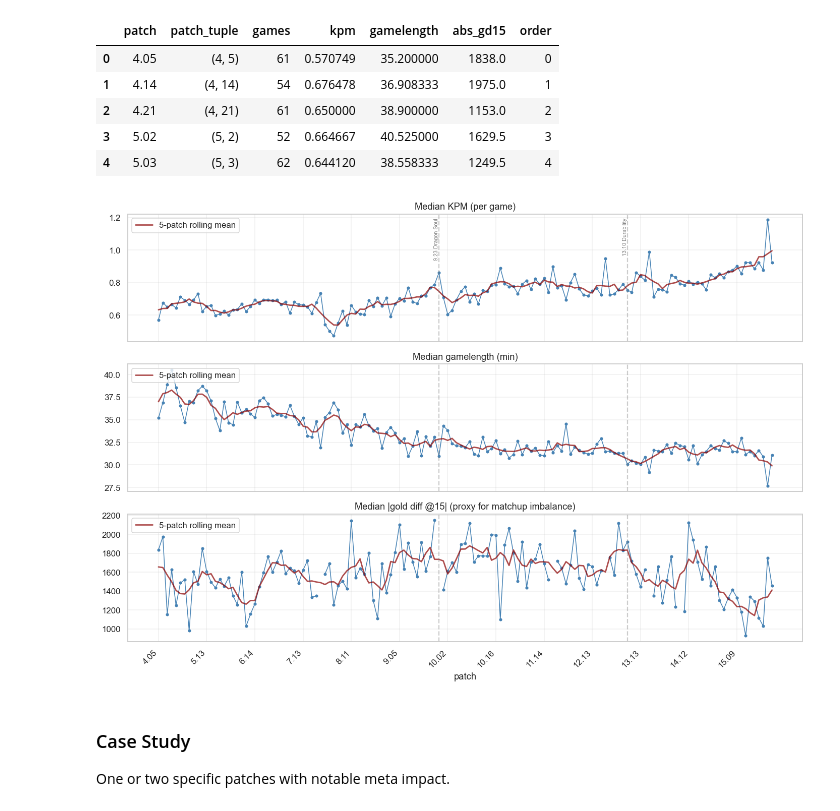
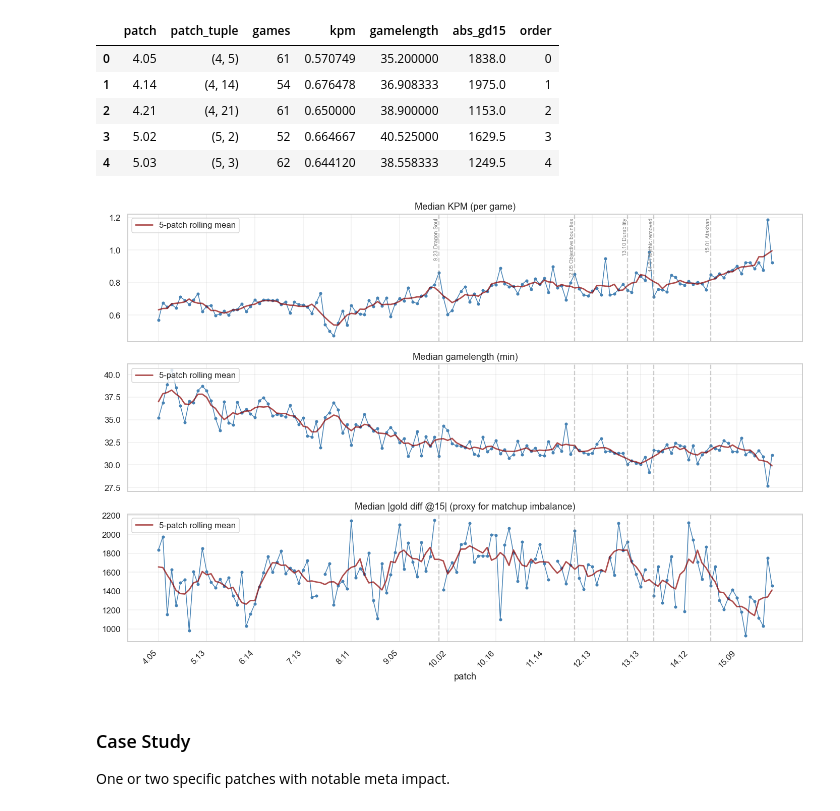
Before and after one commit to LUNARKN1GHT/lol_esports, a Jupyter notebook: lol_esports.ipynb, the cells around one changed output. Cells and saved outputs as stored; diff of their text form; code cells hidden in the pictures.

```diff
--- a/lol_esports.ipynb
+++ b/lol_esports.ipynb
@@ -774,8 +808,7 @@ team-season rows: 5,395
 | 75% | 2023.000000 | 51.000000 | 245.891350 | 112.594693 | 47.757353 | 40.500000 |
 | max | 2025.000000 | 157.000000 | 532.000000 | 281.857143 | 138.428571 | 81.500000 |
 # %%
-main = ["LPL", "LCK", "LCS", "LEC"]
-filt_vis = vis_df.query("region in @main and games_vision >= 10")
+filt_vis = vis_df.query("region in @MAIN_REGIONS and games_vision >= 10")
 
 yearly = filt_vis.groupby(["year", "region"])[
     ["wards_placed_avg", "wards_killed_avg", "ctrl_wards_avg", "vs_avg"]
@@ -853,8 +886,7 @@ team-season rows: 5,395
 | max | 2025.000000 | 157.000000 | 4.333333 | 2.000000 | 2.000000 | 1.000000 | 1.000000 | ... |
 # %%
 # 视角 1：宏观趋势 + patch 节点验证（不当作赛区差异，因为对称性归零）
-main = ["LPL", "LCK", "LCS", "LEC"]
-filt_obj = obj_df.query("region in @main and games_obj >= 10")
+filt_obj = obj_df.query("region in @MAIN_REGIONS and games_obj >= 10")
 
 yearly = filt_obj.groupby(["year", "region"])[["dragons_avg", "barons_avg", "heralds_avg"]].mean()
 
@@ -1117,7 +1145,9 @@ plt.show()
 [figure]
 # %%
 # 用对称免疫的 domestic 指标看分布
-dom_data = playstyle.query("region in @MAIN and year in @WINDOW and games_vision >= 20").copy()
+dom_data = playstyle.query(
+    "region in @MAIN_REGIONS and year in @FOCAL_YEARS and games_vision >= 20"
+).copy()
 dom_data["kill_place_ratio"] = dom_data["wards_killed_avg"] / dom_data["wards_placed_avg"]
 
 BOX_METRICS = [
@@ -1133,9 +1163,9 @@ for ax, (metric, title) in zip(axes.flat, BOX_METRICS, strict=False):
         data=dom_data,
         x="region",
         y=metric,
-        order=MAIN,
+        order=MAIN_REGIONS,
         hue="region",
-        palette=colors,
+        palette=REGION_COLORS,
         legend=False,
         ax=ax,
     )
@@ -1341,7 +1371,7 @@ games_for_patch = (
     standard_clean(df)
     .pipe(get_team_rows)
     .pipe(add_region)
-    .query("region in @MAIN")
+    .query("region in @MAIN_REGIONS")
     .drop_duplicates("gameid")
     .assign(
         gamelength_min=lambda d: d["gamelength"] / 60,
@@ -1401,18 +1431,6 @@ patches with >=50 games: 141
 | 3 | 5.02 | (5, 2) | 52 | 0.664667 | 40.525000 | 1629.5 | 3 |
 | 4 | 5.03 | (5, 3) | 62 | 0.644120 | 38.558333 | 1249.5 | 4 |
 # %%
-# 标志性 patch（来自 §3.4 patch milestones）
-PATCH_LANDMARKS = {
-    "6.22": "Rift Herald",
-    "7.22": "Runes Reforged",
-    "9.23": "Dragon Soul",
-    "10.23": "Mythic items",
-    "12.5": "Objective bounties",
-    "13.10": "Durability",
-    "14.1": "Mythic removed",
-    "15.1": "Atakhan",
-}
-
 fig, axes = plt.subplots(3, 1, figsize=(13, 9), sharex=True)
 metrics = [
     ("kpm", "Median KPM (per game)"),
@@ -1431,34 +1449,34 @@ for ax, (metric, title) in zip(axes, metrics, strict=False):
     ax.legend(loc="upper left")
 
     # 标 landmark
     for patch_str, label in PATCH_LANDMARKS.items():
         if patch_str in per_patch["patch"].values:
             x = per_patch.loc[per_patch["patch"] == patch_str, "order"].iloc[0]
             ax.axvline(x, color="gray", ls="--", alpha=0.4)
             if ax is axes[0]:  # only label on top panel
                 ax.text(
                     x,
                     ax.get_ylim()[1] * 0.98,
                     f"{patch_str} {label}",
                     rotation=90,
                     va="top",
                     ha="right",
                     fontsize=7,
                     color="gray",
                 )
 
 # 用 patch 名做 x 轴 ticks，但只标少数（避免重叠）
 n_ticks = 12
 step = max(1, len(per_patch) // n_ticks)
 tick_idx = list(range(0, len(per_patch), step))
 axes[-1].set_xticks(tick_idx)
 axes[-1].set_xticklabels(per_patch.iloc[tick_idx]["patch"].values, rotation=45, ha="right")
 axes[-1].set_xlabel("patch")
 
 plt.tight_layout()
 plt.show()
 # %% [output]
-[figure, old version]
+[figure, new version]
 # %% [markdown]
 ### Case Study
 
```
Also changed, not shown: parts of 28 cells of this notebook, 2 other files.
